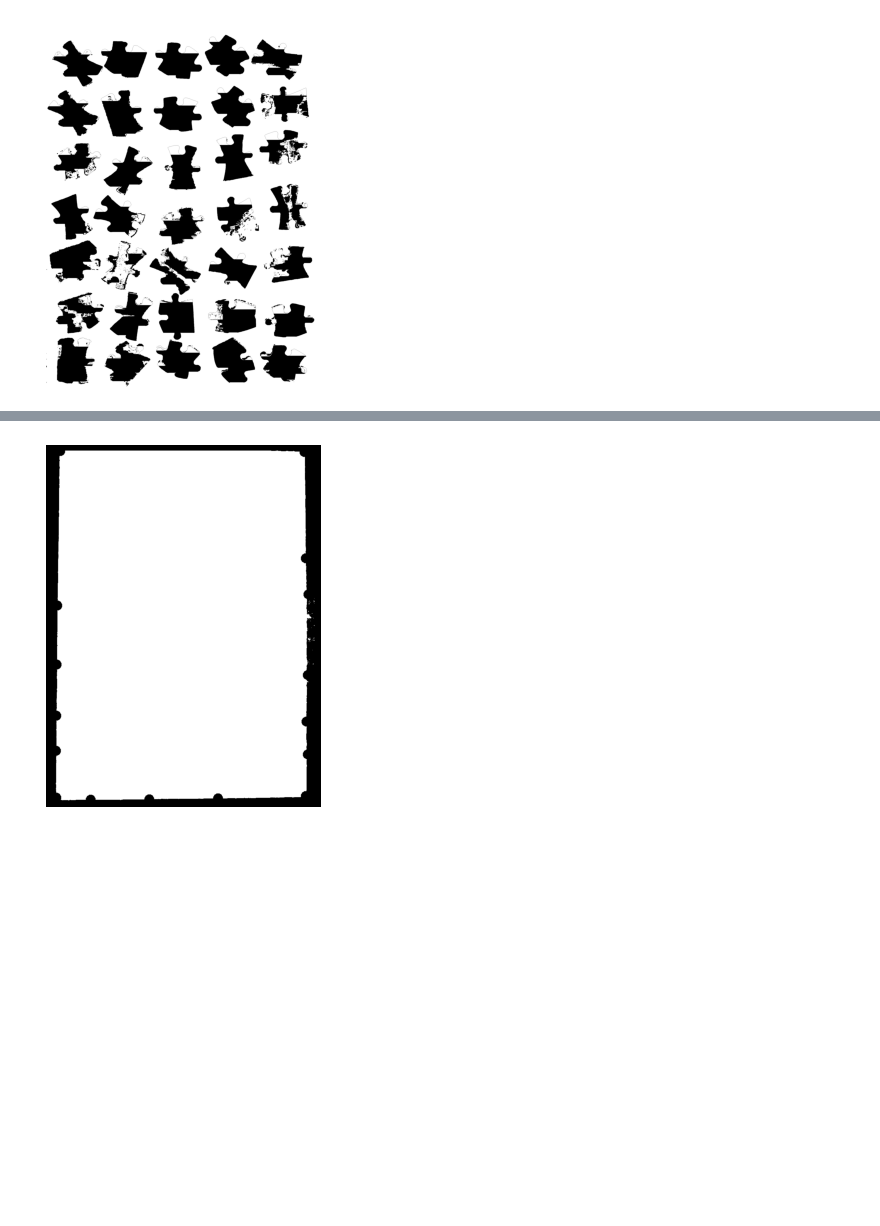
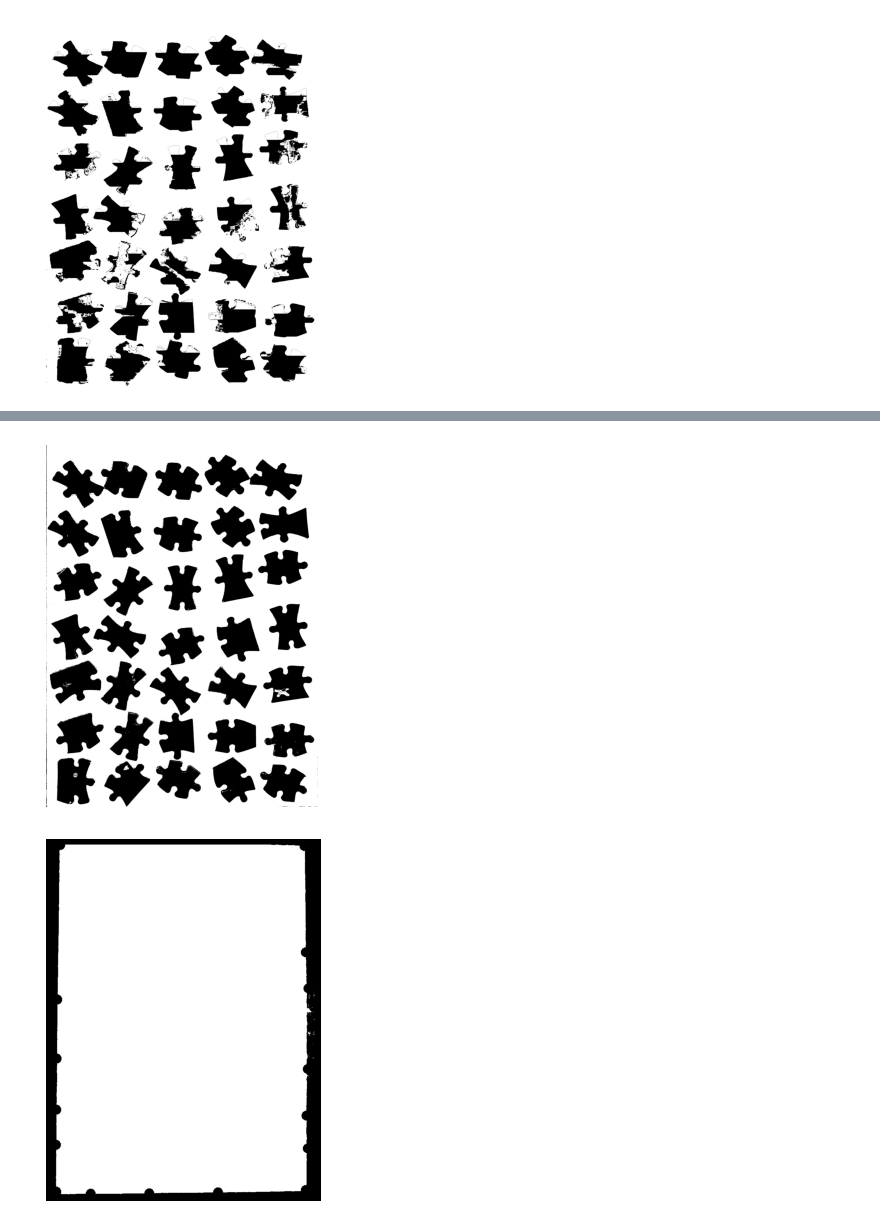
Before and after one commit to tang-ji/jigsaw-puzzle-solver, a Jupyter notebook: puzzle-image-processing.ipynb, the cells around one changed output, grey strips where cells are left out. Saved outputs shown, nothing was run; the diff lists cells and outputs as text; code cells hidden in the pictures; blank space fills up the shorter version.

```diff
--- a/Untitled.ipynb
+++ b/puzzle-image-processing.ipynb
@@ -164,2 +146,0 @@ def rep(c):
-# %%
-m = cv2.inRange(img_balanced, c_mean-2*np.sqrt(c_var), c_mean+2*np.sqrt(c_var))
@@ -174,3 +188,14 @@ show(mask)
+# %%
+img_overlap = np.zeros(mask.shape, dtype = "uint8")
+for c_mean in clt.cluster_centers_:
+    m = cv2.inRange(img_balanced, c_mean-0.2*np.sqrt(c_var), c_mean+0.2*np.sqrt(c_var))
+    v = np.sum((255-m == 0)*(255-mask == 0))/np.sum((255-m == 0))
+    if v > 0.8:
+        img_overlap |= m
+# %%
+show(img_overlap)
+# %% [output]
+[figure, added]
 # %%
 img_path = img_paths[0]
 
```
Also changed, not shown: parts of 7 cells of this notebook.
